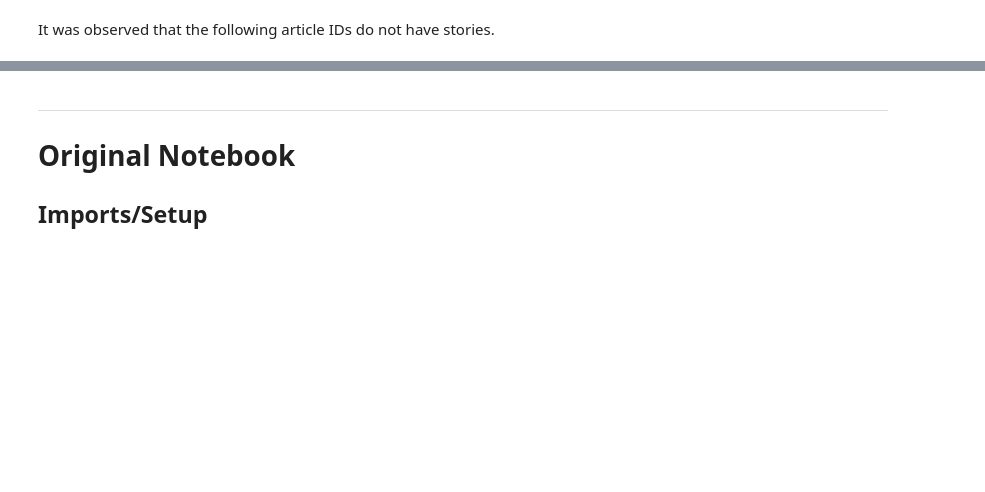
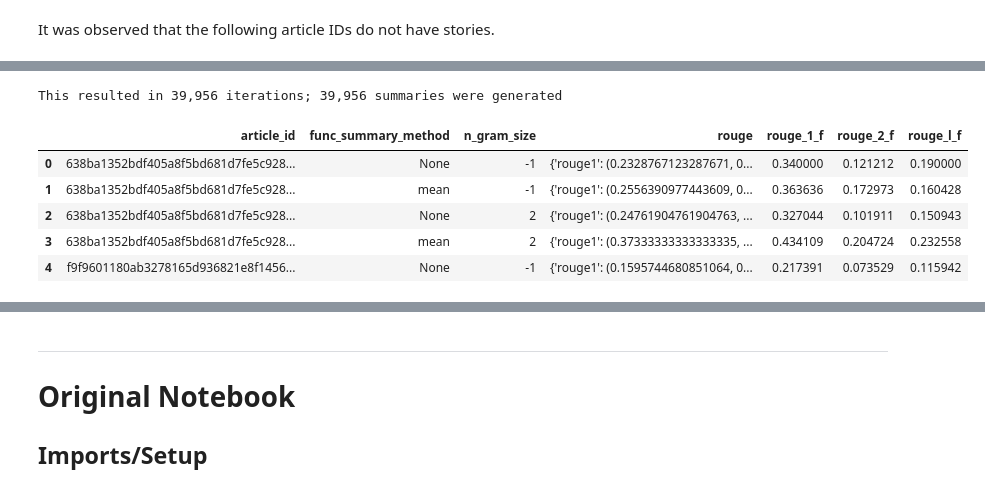
Before and after one commit to JIVJGFJZKF/luhn, a Jupyter notebook: luhn.ipynb, the cells around one changed output, grey strips where cells are left out. Cells and saved outputs as stored; diff of their text form; code cells hidden in the pictures; blank space fills up the shorter version.

```diff
--- a/luhn.ipynb
+++ b/luhn.ipynb
@@ -253,0 +351,16 @@ df_param_search.loc[(df_param_search['cnt_common']==2) &
+# %%
+#DO NOT REMOVE STOPWORDS
+#ZEROING STOPWORDS HAD MINIMAL EFFECT
+#DO NOT REMOVE LUHN STOPWORDS
+#NLTK STEMMING SEEMED TO HAVE THE MOST RESULTS WITH 2 SENTENCE MATCHES TO ORIGINAL
+#5 WAS THE FARTHERST SPAN THAT HAD THE MOST WITH 2 SENTENCE MATCHES TO ORIGINAL
+#1<->41 WAS C,D
+luhn_rtn = la.luhn_abstract.run_auto_summarization(val_text=val_text,is_print=True,
+                                                   vec_sw_luhn=[],
+                                                   is_sw_remove=False,
+                                                   is_sw_zero=False,
+                                                   val_num_sentences=3,
+                                                   val_lower_int=1,
+                                                   val_upper_int=41,
+                                                   val_spacing=5,
+                                                   func_stem_selected=la.luhn_abstract.tokenize_stem_nltk)
@@ -263,10 +393,7 @@ from rouge_score import rouge_scorer
 #This code provides a rough ETL/parser for the CNN/DailyMail content...
 vec_story_files = glob.glob('./data/*.story')
 print(f'''There are {len(vec_story_files)} articles in total...''')
-vec_id = []
-vec_stories = []
-vec_highlights = []
-vec_ids = []
+vec_data = []
 for i,val_file_path in enumerate(vec_story_files):
     tmp_open = open(val_file_path,'r').readlines()
     tmp_story = ''
@@ -286,10 +413,8 @@ for i,val_file_path in enumerate(vec_story_files):
     if(0<=tmp_story.find('--')<50):
         vec_story = tmp_story.split('--')
         tmp_story = ' '.join(vec_story[1:])
-    vec_ids.append(val_file_path.split('/')[-1].split('.')[0])
-    vec_stories.append(tmp_story)
-    vec_highlights.append(tmp_highlights)
-    if(i>=4999):
+    vec_data.append([val_file_path.split('/')[-1].split('.')[0],tmp_story,tmp_highlights])
+    if(i>=9999):
         break
 # %% [output]
 There are 92579 articles in total...
@@ -309,0 +423,4 @@ df_cnn.head()
+# %%
+df_cnn = pd.DataFrame(vec_data,columns=['article_id','story','highlight'])
+print(df_cnn.shape)
+df_cnn.head()
@@ -375,0 +487,15 @@ This resulted in 5,001 iterations; only 9,994 summaries were generated
+# %%
+df_cnn_msmts = pd.DataFrame(vec_results,columns=['article_id','func_summary_method','n_gram_size','rouge'])
+df_cnn_msmts['rouge_1_f'] = [x['rouge1'].fmeasure for x in df_cnn_msmts['rouge']]
+df_cnn_msmts['rouge_2_f'] = [x['rouge2'].fmeasure for x in df_cnn_msmts['rouge']]
+df_cnn_msmts['rouge_l_f'] = [x['rougeL'].fmeasure for x in df_cnn_msmts['rouge']]
+print(f'''This resulted in {val_cnt:,} iterations; {df_cnn_msmts.shape[0]:,} summaries were generated''')
+df_cnn_msmts.head()
+# %% [output]
+This resulted in 39,956 iterations; 39,956 summaries were generated
+|  | article_id | func_summary_method | n_gram_size | rouge | rouge_1_f | rouge_2_f | rouge_l_f |
+| 0 | 638ba1352bdf405a8f5bd681d7fe5c928... | None | -1 | {'rouge1': (0.2328767123287671, 0... | 0.340000 | 0.121212 | 0.190000 |
+| 1 | 638ba1352bdf405a8f5bd681d7fe5c928... | mean | -1 | {'rouge1': (0.2556390977443609, 0... | 0.363636 | 0.172973 | 0.160428 |
+| 2 | 638ba1352bdf405a8f5bd681d7fe5c928... | None | 2 | {'rouge1': (0.24761904761904763, ... | 0.327044 | 0.101911 | 0.150943 |
+| 3 | 638ba1352bdf405a8f5bd681d7fe5c928... | mean | 2 | {'rouge1': (0.37333333333333335, ... | 0.434109 | 0.204724 | 0.232558 |
+| 4 | f9f9601180ab3278165d936821e8f1456... | None | -1 | {'rouge1': (0.1595744680851064, 0... | 0.217391 | 0.073529 | 0.115942 |
```
Also changed, not shown: parts of 57 cells of this notebook, 2 other files.
